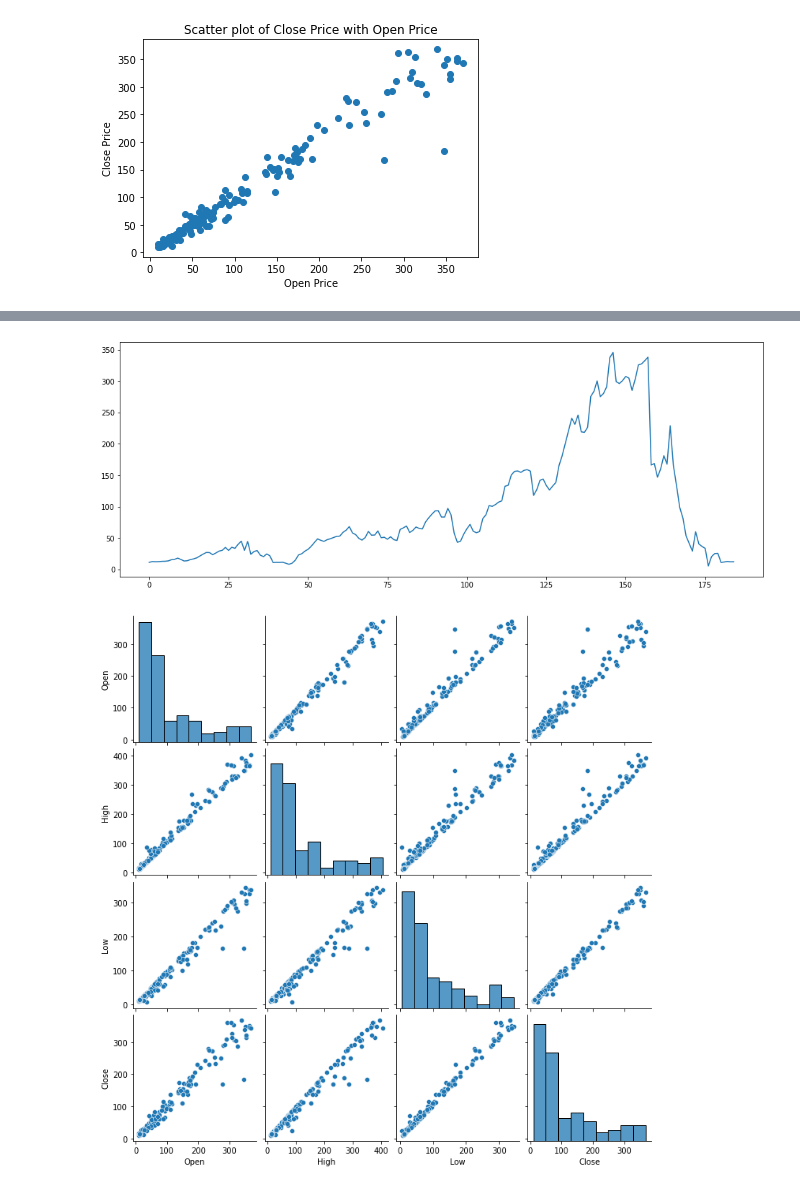
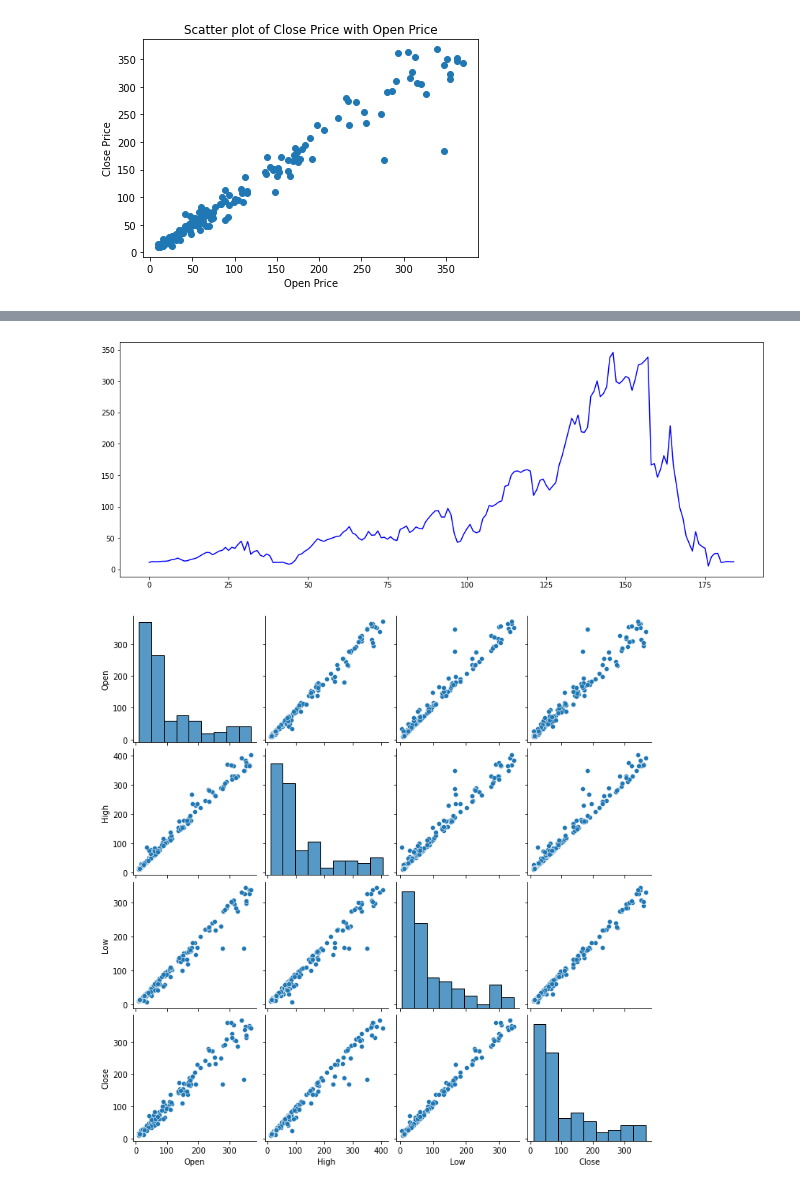
Before and after one commit to mukul9155/Yes-bank-closing-price-prediction, a Jupyter notebook: Yes_bank_close_price_prediction.ipynb, the cells around one changed output, grey strips where cells are left out. Saved outputs shown, nothing was run; the diff lists cells and outputs as text; code cells hidden in the pictures.

```diff
--- a/Yes_bank_close_price_prediction.ipynb
+++ b/Yes_bank_close_price_prediction.ipynb
@@ -244,8 +242,8 @@ plt.show()
 # %%
-df['Low'].plot(figsize=(16,6))
+df['Low'].plot(figsize=(16,6),color='b')
 plt.show()
 # %% [output]
-[figure, old version]
+[figure, new version]
 # %%
 sns.pairplot(df)
 plt.show()
```
Also changed, not shown: parts of 10 cells of this notebook.
